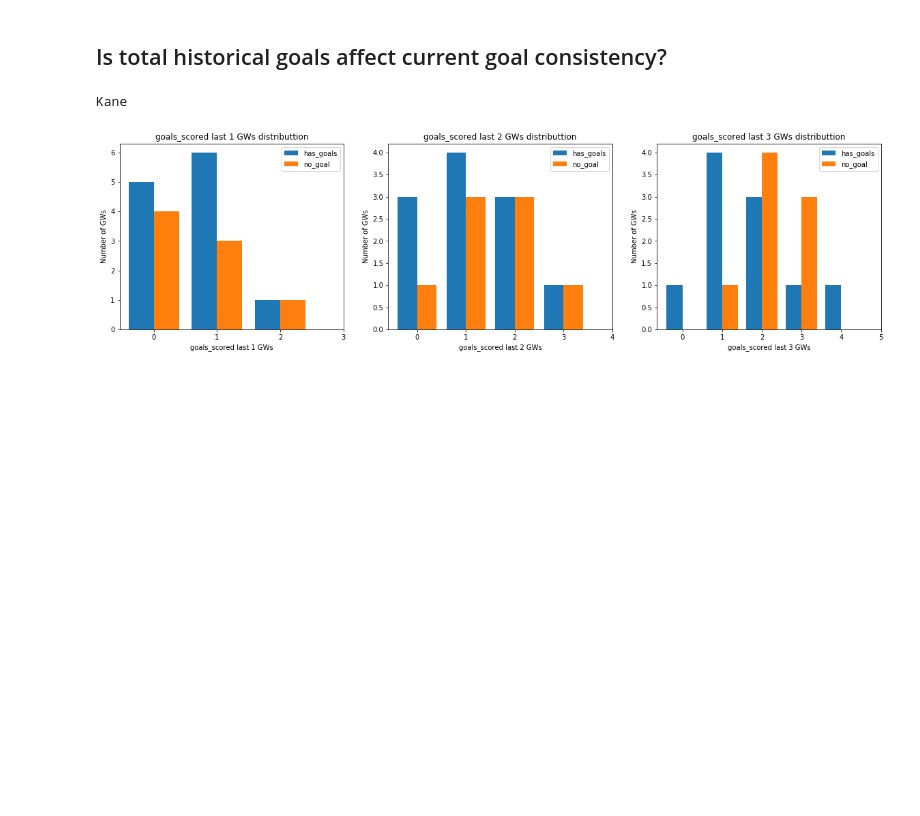
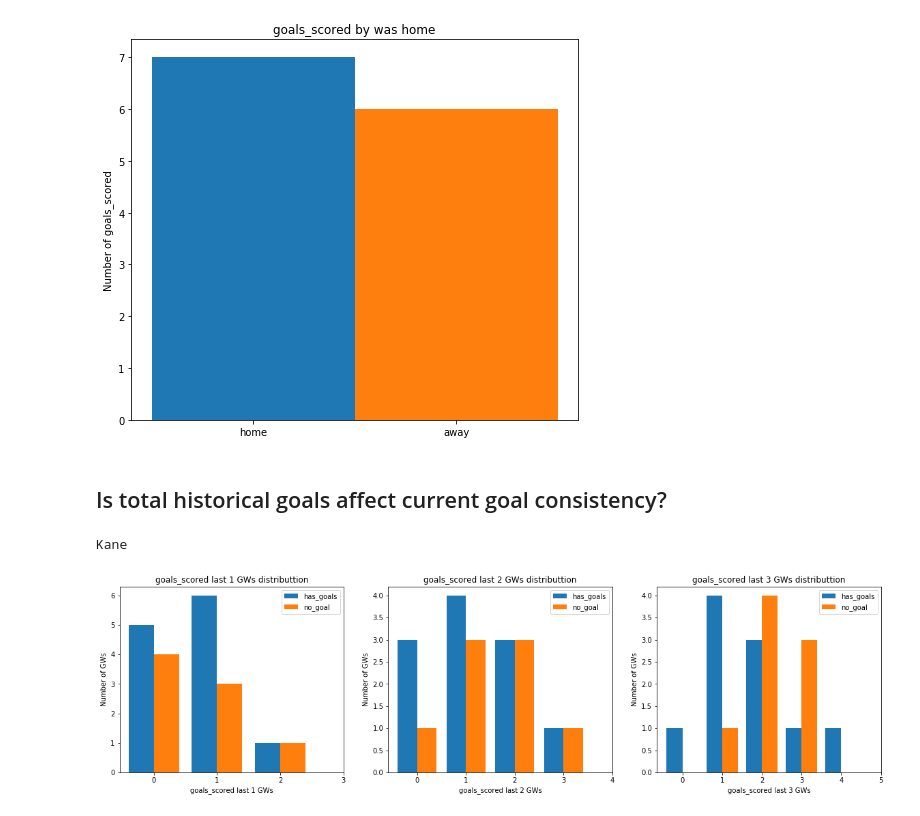
Before and after one commit to joei1994/FPL-analysis, a Jupyter notebook: captaincy_analysis.ipynb, the cells around one changed output. Cells and saved outputs as stored; diff of their text form; code cells hidden in the pictures; blank space fills up the shorter version.

```diff
--- a/captaincy_analysis.ipynb
+++ b/captaincy_analysis.ipynb
@@ -147,6 +146,26 @@ def plot_last_3_gws_stat_affects_more_than_10_points(player_id, stat, agg):
         plt.xticks(bins)
         plt.legend()
     plt.show()
+# %%
+def plot_stat_by_was_home(player_id, stat, agg):
+    player = players.loc[players.player_id == player_id, :]
+    grouped = player.groupby('was_home', as_index=False)[stat].agg(agg)
+    home_stat = grouped.loc[grouped.was_home, stat]
+    away_stat = grouped.loc[~grouped.was_home, stat]
+
+    ind = np.arange(1)
+    width = 0.5
+    plt.figure(figsize=(8, 7))
+    plt.bar(ind, home_stat.values, width=width, align='center')
+    plt.bar(ind + width, away_stat.values, width=width, align='center')
+    plt.title(stat + ' by was home')
+    plt.ylabel('Number of ' + stat)
+    plt.xticks([0, 0.5], ['home', 'away'])
+    plt.show()
+# %%
+plot_stat_by_was_home(253, 'goals_scored', np.sum)
+# %% [output]
+[figure, added]
 # %% [markdown]
 ## Is total historical goals affect current goal consistency?
 # %%
```
Also changed, not shown: parts of 9 cells of this notebook.
